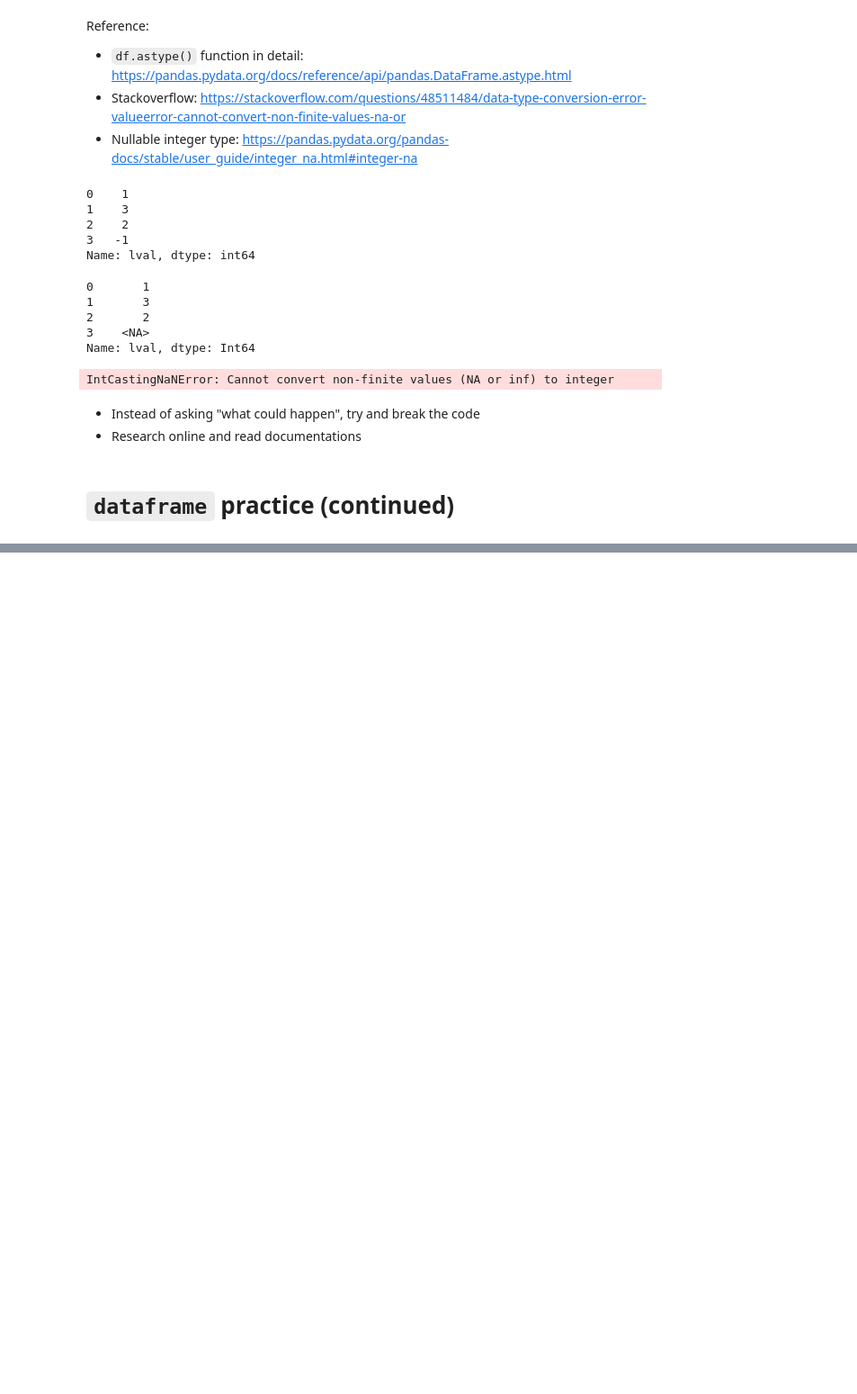
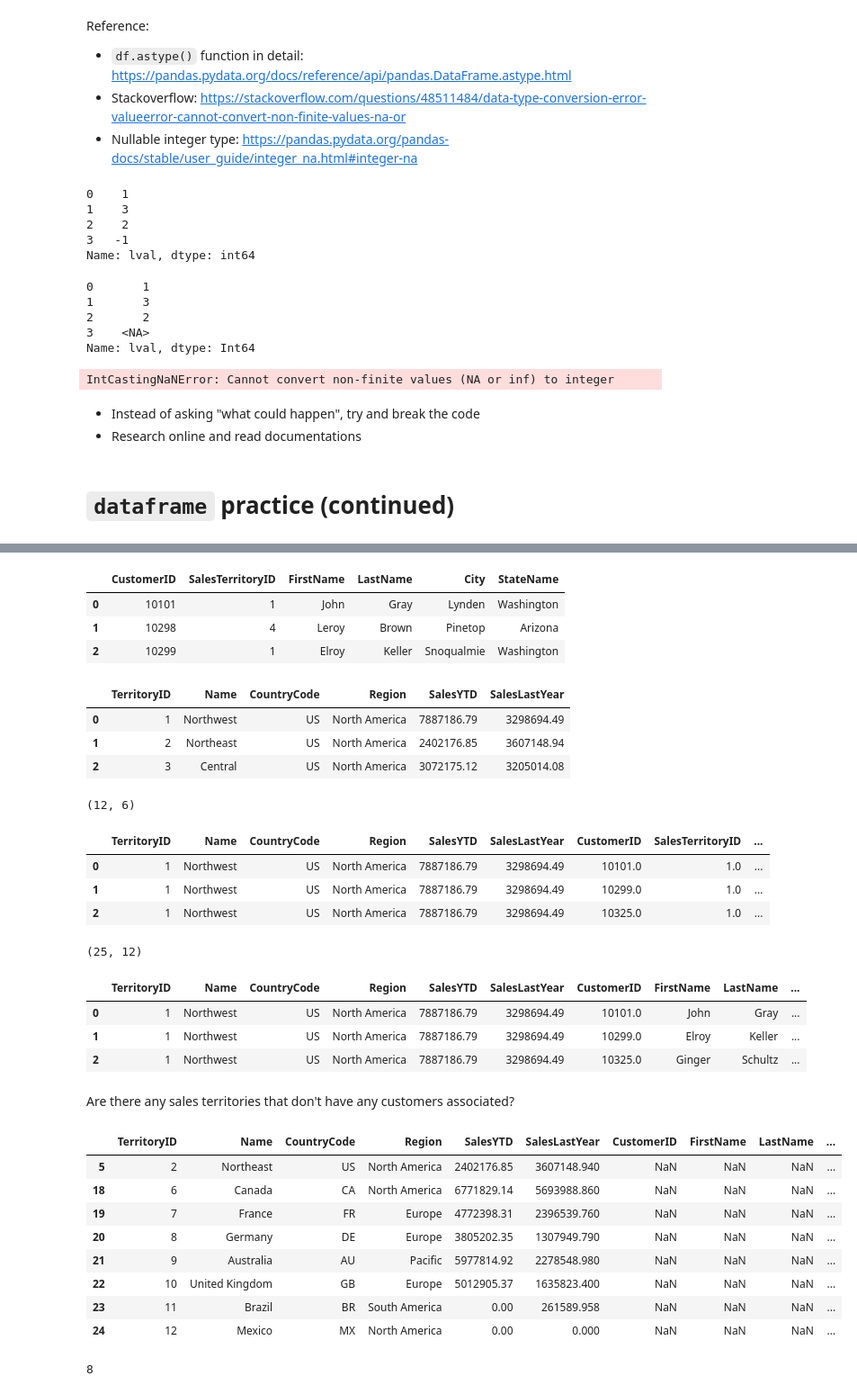
Before and after one commit to xiangshiyin/data-programming-with-python, a Jupyter notebook: 2023-fall/2023-10-03/notebook/code_demo.ipynb, the cells around one changed output, grey strips where cells are left out. Shown at 90% size. Drawn from its saved outputs; the diff is of its cells as text; code cells hidden in the pictures; blank space fills up the shorter version.

```diff
--- a/2023-fall/2023-10-03/notebook/code_demo.ipynb
+++ b/2023-fall/2023-10-03/notebook/code_demo.ipynb
@@ -99,0 +240,69 @@ Orders = pd.read_excel('../data/ItemsOrdered.xls')
+# %%
+Customers.head(3)
+# %% [output]
+|  | CustomerID | SalesTerritoryID | FirstName | LastName | City | StateName |
+| 0 | 10101 | 1 | John | Gray | Lynden | Washington |
+| 1 | 10298 | 4 | Leroy | Brown | Pinetop | Arizona |
+| 2 | 10299 | 1 | Elroy | Keller | Snoqualmie | Washington |
+# %%
+Territory.head(3)
+# %% [output]
+|  | TerritoryID | Name | CountryCode | Region | SalesYTD | SalesLastYear |
+| 0 | 1 | Northwest | US | North America | 7887186.79 | 3298694.49 |
+| 1 | 2 | Northeast | US | North America | 2402176.85 | 3607148.94 |
+| 2 | 3 | Central | US | North America | 3072175.12 | 3205014.08 |
+# %%
+Territory.shape
+# %% [output]
+(12, 6)
+# %%
+df = pd.merge(
+    Territory,
+    Customers,
+#     on = 'TerritoryID',
+    left_on='TerritoryID',
+    right_on='SalesTerritoryID',
+    how = 'left'
+)
+df.head(3)
+# %% [output]
+|  | TerritoryID | Name | CountryCode | Region | SalesYTD | SalesLastYear | CustomerID | SalesTerritoryID | ... |
+| 0 | 1 | Northwest | US | North America | 7887186.79 | 3298694.49 | 10101.0 | 1.0 | ... |
+| 1 | 1 | Northwest | US | North America | 7887186.79 | 3298694.49 | 10299.0 | 1.0 | ... |
+| 2 | 1 | Northwest | US | North America | 7887186.79 | 3298694.49 | 10325.0 | 1.0 | ... |
+# %%
+df.shape
+# %% [output]
+(25, 12)
+# %%
+df = pd.merge(
+    Territory,
+    Customers.rename(columns={'SalesTerritoryID':'TerritoryID'}),
+    on = 'TerritoryID',
+    how = 'left'
+)
+df.head(3)
+# %% [output]
+|  | TerritoryID | Name | CountryCode | Region | SalesYTD | SalesLastYear | CustomerID | FirstName | LastName | ... |
+| 0 | 1 | Northwest | US | North America | 7887186.79 | 3298694.49 | 10101.0 | John | Gray | ... |
+| 1 | 1 | Northwest | US | North America | 7887186.79 | 3298694.49 | 10299.0 | Elroy | Keller | ... |
+| 2 | 1 | Northwest | US | North America | 7887186.79 | 3298694.49 | 10325.0 | Ginger | Schultz | ... |
+# %% [markdown]
+Are there any sales territories that don't have any customers associated?
+# %%
+# df.loc[condition, column_list]
+df[df.CustomerID.isna()]
+# %% [output]
+|  | TerritoryID | Name | CountryCode | Region | SalesYTD | SalesLastYear | CustomerID | FirstName | LastName | ... |
+| 5 | 2 | Northeast | US | North America | 2402176.85 | 3607148.940 | NaN | NaN | NaN | ... |
+| 18 | 6 | Canada | CA | North America | 6771829.14 | 5693988.860 | NaN | NaN | NaN | ... |
+| 19 | 7 | France | FR | Europe | 4772398.31 | 2396539.760 | NaN | NaN | NaN | ... |
+| 20 | 8 | Germany | DE | Europe | 3805202.35 | 1307949.790 | NaN | NaN | NaN | ... |
+| 21 | 9 | Australia | AU | Pacific | 5977814.92 | 2278548.980 | NaN | NaN | NaN | ... |
+| 22 | 10 | United Kingdom | GB | Europe | 5012905.37 | 1635823.400 | NaN | NaN | NaN | ... |
+| 23 | 11 | Brazil | BR | South America | 0.00 | 261589.958 | NaN | NaN | NaN | ... |
+| 24 | 12 | Mexico | MX | North America | 0.00 | 0.000 | NaN | NaN | NaN | ... |
+# %%
+df[df.CustomerID.isna()].shape[0]
+# %% [output]
+8
```
Also changed, not shown: parts of 49 cells of this notebook.
